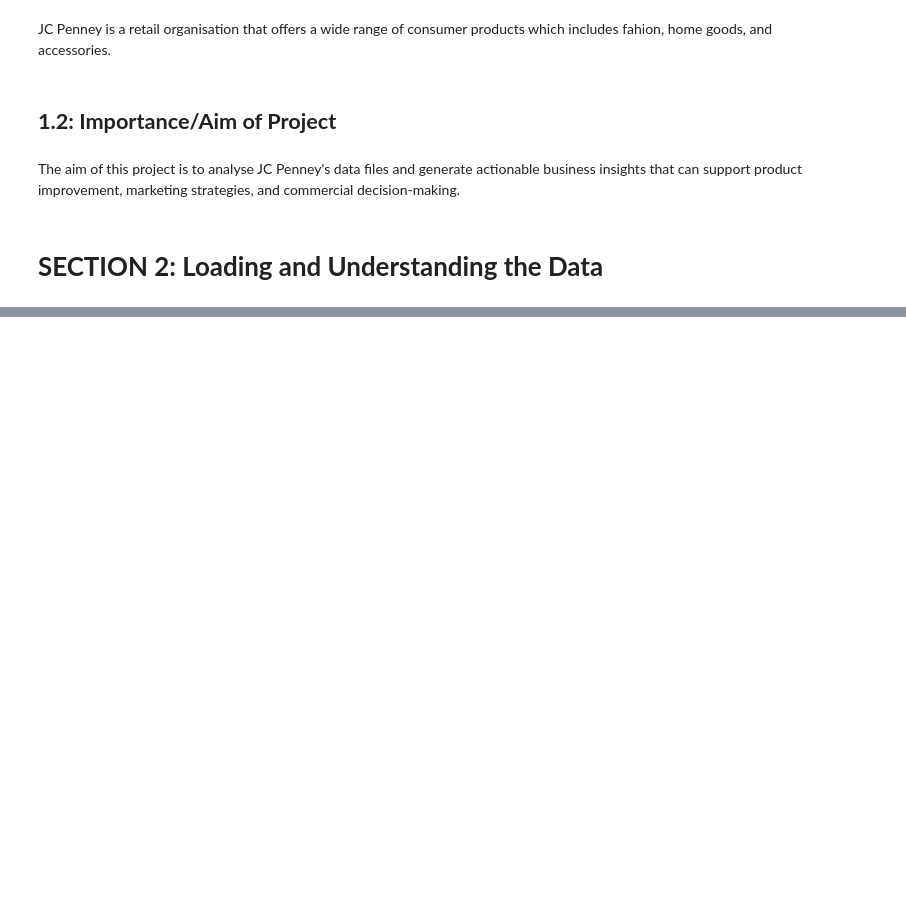
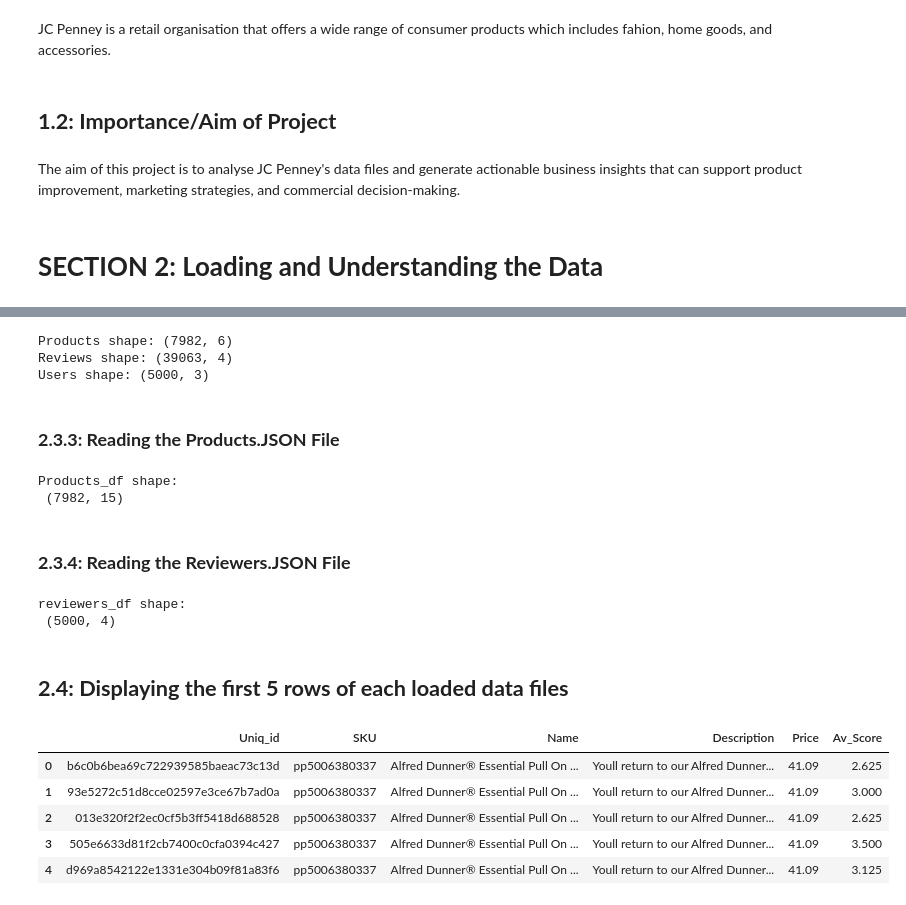
Before and after one commit to Fieldmarshall31/3531342_BD2, a Jupyter notebook: 3531342_BD2.ipynb, the cells around one changed output, grey strips where cells are left out. Drawn from its saved outputs; the diff is of its cells as text; code cells hidden in the pictures; blank space fills up the shorter version.

```diff
--- a/3531342_BD2.ipynb
+++ b/3531342_BD2.ipynb
@@ -12,0 +65,67 @@ The aim of this project is to analyse JC Penney's data files and generate action
+# %%
+products = pd.read_csv('products.csv')  # read the product csv files
+reviews = pd.read_csv('reviews.csv')    # read the review csv files
+users = pd.read_csv('users.csv')        # read the users csv files
+
+# display the number of rows (records) and columns (attributes)
+# in each data set
+print("Products shape:", products.shape)
+print("Reviews shape:", reviews.shape)
+print("Users shape:", users.shape)
+# %% [output]
+Products shape: (7982, 6)
+Reviews shape: (39063, 4)
+Users shape: (5000, 3)
+# %% [markdown]
+### **2.3.3:  Reading the Products.JSON File**
+# %%
+# create an empty list to store each JSON objects
+products_json = []
+
+# Open the JSON file in read mode ('r')
+for line in open('jcpenney_products.json', 'r'):
+    # convert each line (string) into a dictionary
+    products_json.append(json.loads(line))
+
+# convert the appended list of dictionaries into a pandas DataFrame
+# each dictionary becomes a row in the DataFrame
+products_df = pd.DataFrame(products_json)
+
+# display the number of rows (records) and columns (attributes)
+# in the Products_df
+print("Products_df shape:\n", products_df.shape)
+# %% [output]
+Products_df shape:
+ (7982, 15)
+# %% [markdown]
+### **2.3.4:  Reading the Reviewers.JSON File**
+# %%
+# create an empty list to store each JSON objects
+reviewers_json = []
+
+# Open the JSON file in read mode ('r')
+for line in open('jcpenney_reviewers.json', 'r'):
+    # convert each line (string) into a python
+    reviewers_json.append(json.loads(line))
+
+# convert the appended list of dictionaries into a pandas DataFrame
+# each dictionary becomes a row in the DataFrame
+reviewers_df = pd.DataFrame(reviewers_json)
+
+# display the number of rows (records) and columns (attributes)
+# in the Reviewers_df
+print("reviewers_df shape:\n", reviewers_df.shape)
+# %% [output]
+reviewers_df shape:
+ (5000, 4)
+# %% [markdown]
+## **2.4:  Displaying the first 5 rows of each loaded data files**
+# %%
+products.head()
+# %% [output]
+|  | Uniq_id | SKU | Name | Description | Price | Av_Score |
+| 0 | b6c0b6bea69c722939585baeac73c13d | pp5006380337 | Alfred Dunner® Essential Pull On ... | Youll return to our Alfred Dunner... | 41.09 | 2.625 |
+| 1 | 93e5272c51d8cce02597e3ce67b7ad0a | pp5006380337 | Alfred Dunner® Essential Pull On ... | Youll return to our Alfred Dunner... | 41.09 | 3.000 |
+| 2 | 013e320f2f2ec0cf5b3ff5418d688528 | pp5006380337 | Alfred Dunner® Essential Pull On ... | Youll return to our Alfred Dunner... | 41.09 | 2.625 |
+| 3 | 505e6633d81f2cb7400c0cfa0394c427 | pp5006380337 | Alfred Dunner® Essential Pull On ... | Youll return to our Alfred Dunner... | 41.09 | 3.500 |
+| 4 | d969a8542122e1331e304b09f81a83f6 | pp5006380337 | Alfred Dunner® Essential Pull On ... | Youll return to our Alfred Dunner... | 41.09 | 3.125 |
```
Also changed, not shown: parts of 31 cells of this notebook.
